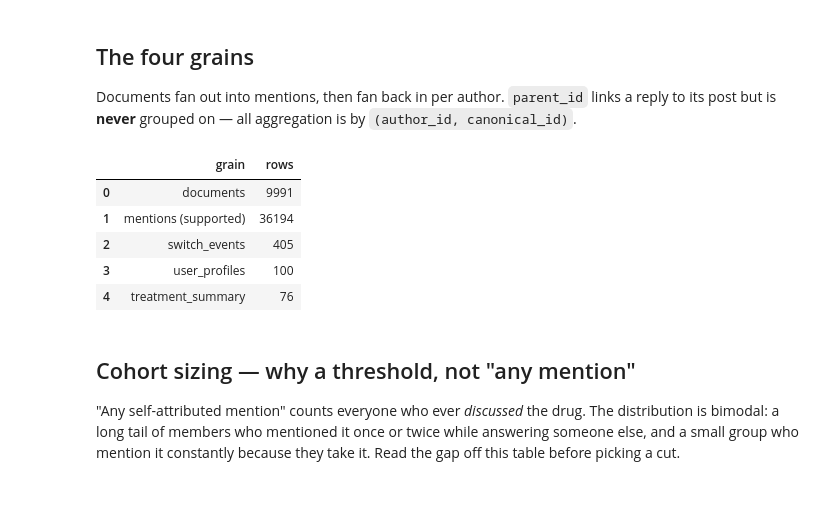
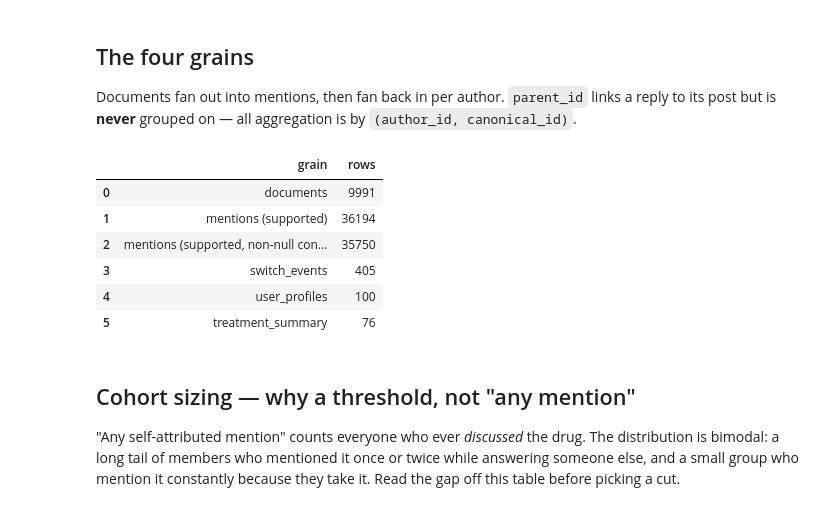
Before and after one commit to javidferguson/mht-cs, a Jupyter notebook: notebooks/02_explore.ipynb, the cells around one changed output. Saved outputs shown, nothing was run; the diff lists cells and outputs as text; code cells hidden in the pictures.

```diff
--- a/notebooks/02_explore.ipynb
+++ b/notebooks/02_explore.ipynb
@@ -29,8 +29,9 @@ def schema():
                    FROM information_schema.columns
                   WHERE table_schema='public' GROUP BY 1 ORDER BY 1""")
 
-pd.set_option('display.max_colwidth', 90)
-pd.set_option('display.width', 180)
+# pd.set_option('display.max_colwidth', 90)
+# pd.set_option('display.width', 180)
+pd.set_option('display.max_colwidth', None)
 schema()
 # %% [output]
 |  | table_name | columns |
@@ -95,16 +171,19 @@ its post but is **never** grouped on — all aggregation is by `(author_id, cano
 # %%
 q("""SELECT 'documents' AS grain, count(*)::int AS rows FROM documents
  UNION ALL SELECT 'mentions (supported)', count(*) FROM mentions WHERE supported
+ UNION ALL SELECT 'mentions (supported, non-null context)', count(*) FROM mentions WHERE context IS NOT NULL AND supported
  UNION ALL SELECT 'switch_events',        count(*) FROM switch_events
+ -- UNION ALL SELECT 'switch_events (supported)',        count(*) FROM switch_events WHERE doc_id IN (SELECT DISTINCT doc_id FROM mentions WHERE supported)
  UNION ALL SELECT 'user_profiles',        count(*) FROM user_profiles
  UNION ALL SELECT 'treatment_summary',    count(*) FROM treatment_summary""")
 # %% [output]
 |  | grain | rows |
 | 0 | documents | 9991 |
 | 1 | mentions (supported) | 36194 |
-| 2 | switch_events | 405 |
-| 3 | user_profiles | 100 |
-| 4 | treatment_summary | 76 |
+| 2 | mentions (supported, non-null con... | 35750 |
+| 3 | switch_events | 405 |
+| 4 | user_profiles | 100 |
+| 5 | treatment_summary | 76 |
 # %% [markdown]
 ## Cohort sizing — why a threshold, not "any mention"
 
```
Also changed, not shown: parts of 1 cell of this notebook, 5 other files.
